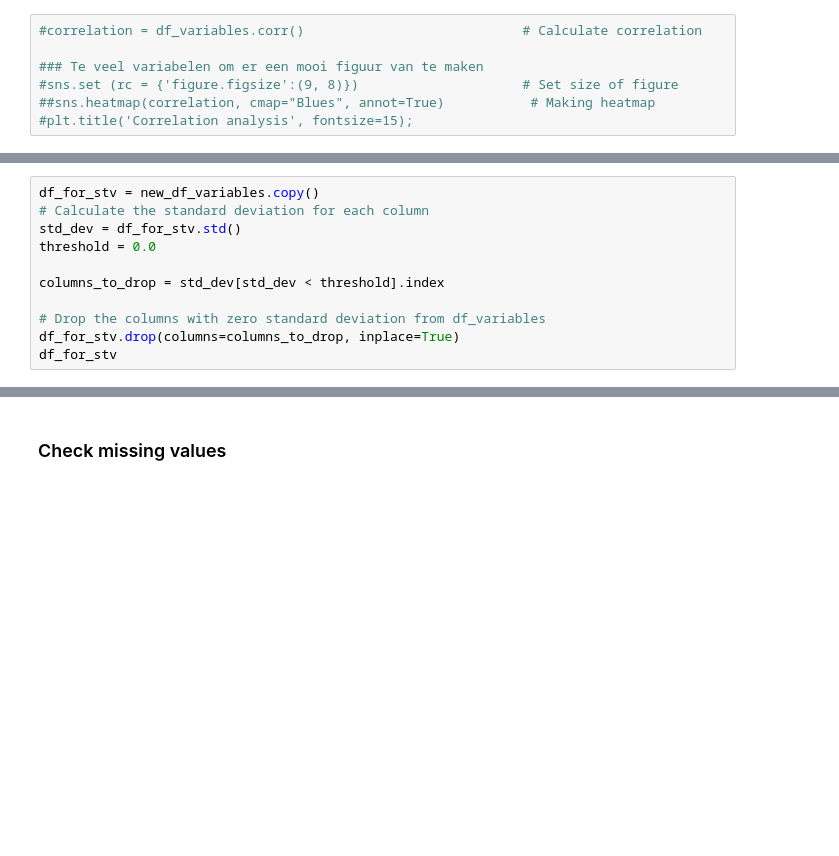
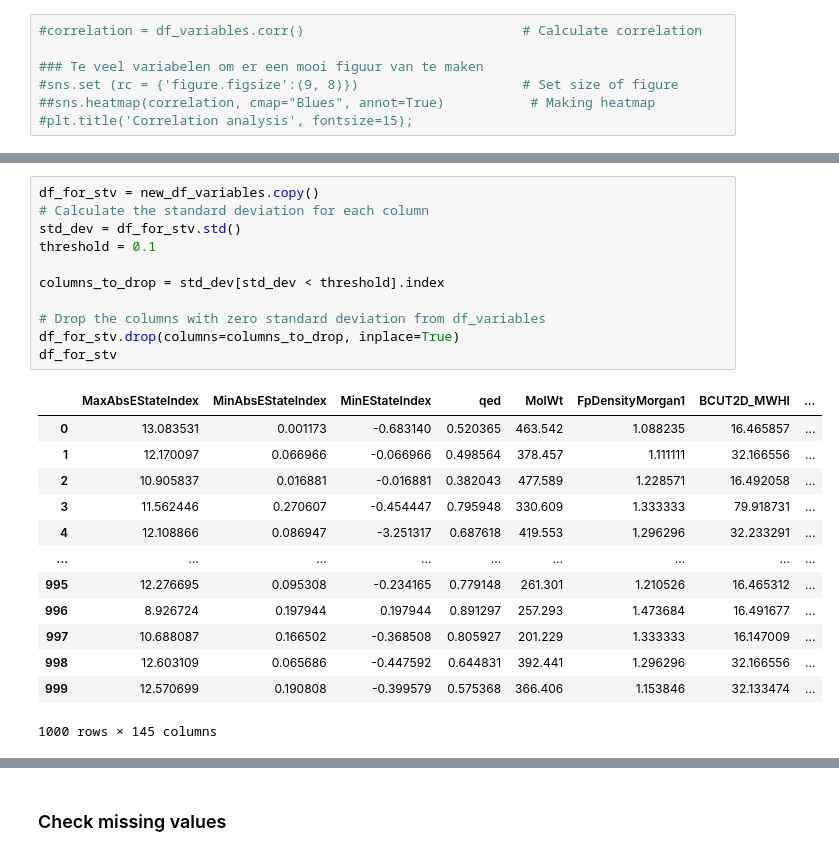
Before and after one commit to KoenvOosterhout/Project-advanced-programming, a Jupyter notebook: Group Assigment 8 (Bjorn).ipynb, the cells around one changed output, grey strips where cells are left out. Drawn from its saved outputs; the diff is of its cells as text; blank space fills up the shorter version.

```diff
--- a/Group Assigment 8 (Bjorn).ipynb
+++ b/Group Assigment 8 (Bjorn).ipynb
@@ -111,12 +167,26 @@ new_df_variables
 # %%
 df_for_stv = new_df_variables.copy()
 # Calculate the standard deviation for each column
 std_dev = df_for_stv.std()
-threshold = 0.0
+threshold = 0.1
 
 columns_to_drop = std_dev[std_dev < threshold].index
 
 # Drop the columns with zero standard deviation from df_variables
 df_for_stv.drop(columns=columns_to_drop, inplace=True)
 df_for_stv
+# %% [output]
+|  | MaxAbsEStateIndex | MinAbsEStateIndex | MinEStateIndex | qed | MolWt | FpDensityMorgan1 | BCUT2D_MWHI | ... |
+| 0 | 13.083531 | 0.001173 | -0.683140 | 0.520365 | 463.542 | 1.088235 | 16.465857 | ... |
+| 1 | 12.170097 | 0.066966 | -0.066966 | 0.498564 | 378.457 | 1.111111 | 32.166556 | ... |
+| 2 | 10.905837 | 0.016881 | -0.016881 | 0.382043 | 477.589 | 1.228571 | 16.492058 | ... |
+| 3 | 11.562446 | 0.270607 | -0.454447 | 0.795948 | 330.609 | 1.333333 | 79.918731 | ... |
+| 4 | 12.108866 | 0.086947 | -3.251317 | 0.687618 | 419.553 | 1.296296 | 32.233291 | ... |
+| ... | ... | ... | ... | ... | ... | ... | ... | ... |
+| 995 | 12.276695 | 0.095308 | -0.234165 | 0.779148 | 261.301 | 1.210526 | 16.465312 | ... |
+| 996 | 8.926724 | 0.197944 | 0.197944 | 0.891297 | 257.293 | 1.473684 | 16.491677 | ... |
+| 997 | 10.688087 | 0.166502 | -0.368508 | 0.805927 | 201.229 | 1.333333 | 16.147009 | ... |
+| 998 | 12.603109 | 0.065686 | -0.447592 | 0.644831 | 392.441 | 1.296296 | 32.166556 | ... |
+| 999 | 12.570699 | 0.190808 | -0.399579 | 0.575368 | 366.406 | 1.153846 | 32.133474 | ... |
+1000 rows × 145 columns
 # %%
```
Also changed, not shown: parts of 23 cells of this notebook.
